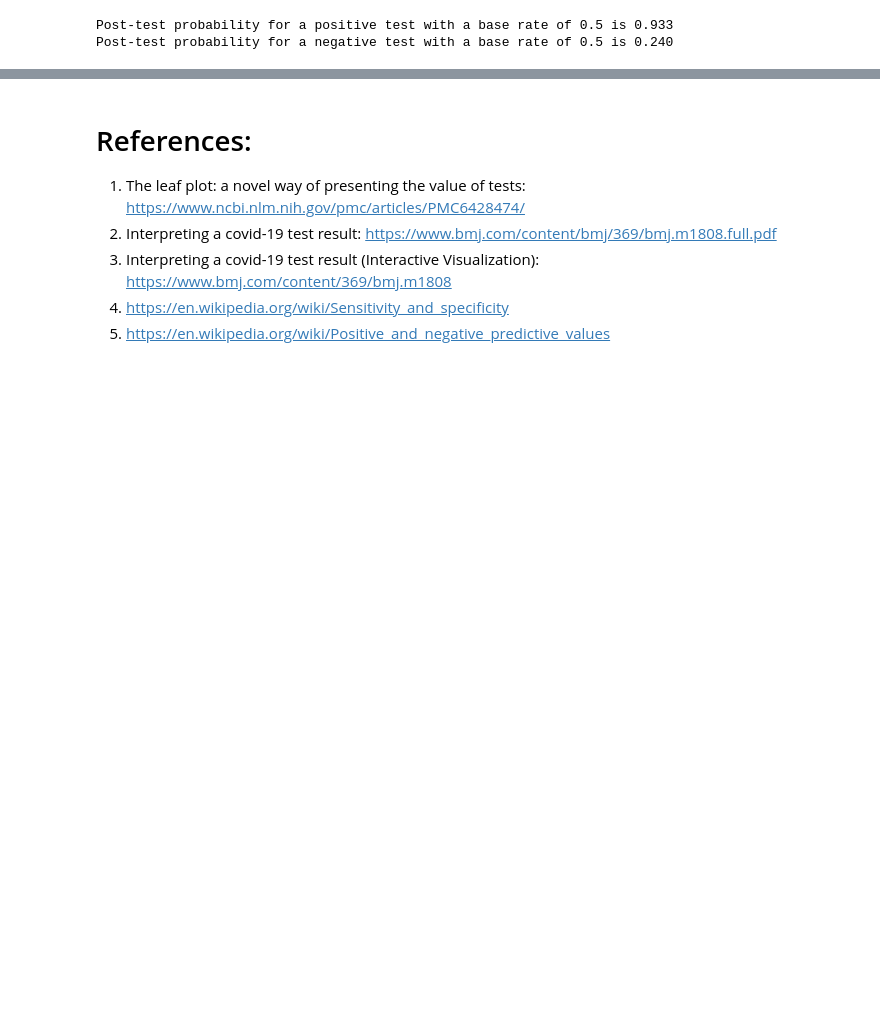
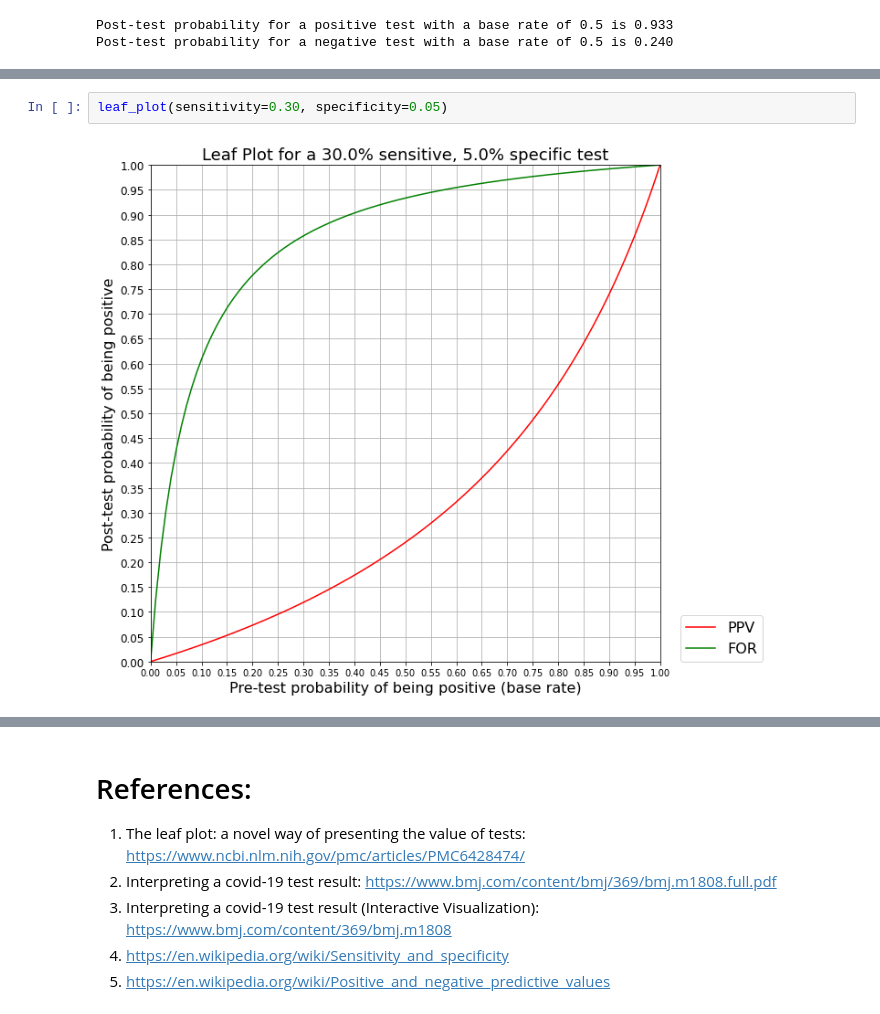
Before and after one commit to pchng/notebooks, a Jupyter notebook: Leaf_Plots_for_interpreting_test_results.ipynb, the cells around one changed output, grey strips where cells are left out. Drawn from its saved outputs; the diff is of its cells as text; blank space fills up the shorter version.

Commit message:
Update Leaf Plots

```diff
--- a/Leaf_Plots_for_interpreting_test_results.ipynb
+++ b/Leaf_Plots_for_interpreting_test_results.ipynb
@@ -164,0 +186,4 @@ Taken all together, the leaf plot helps us visualize how important the pre-test
+# %%
+leaf_plot(sensitivity=0.30, specificity=0.05)
+# %% [output]
+[figure, added]
```
Also changed, not shown: parts of 13 cells of this notebook.
